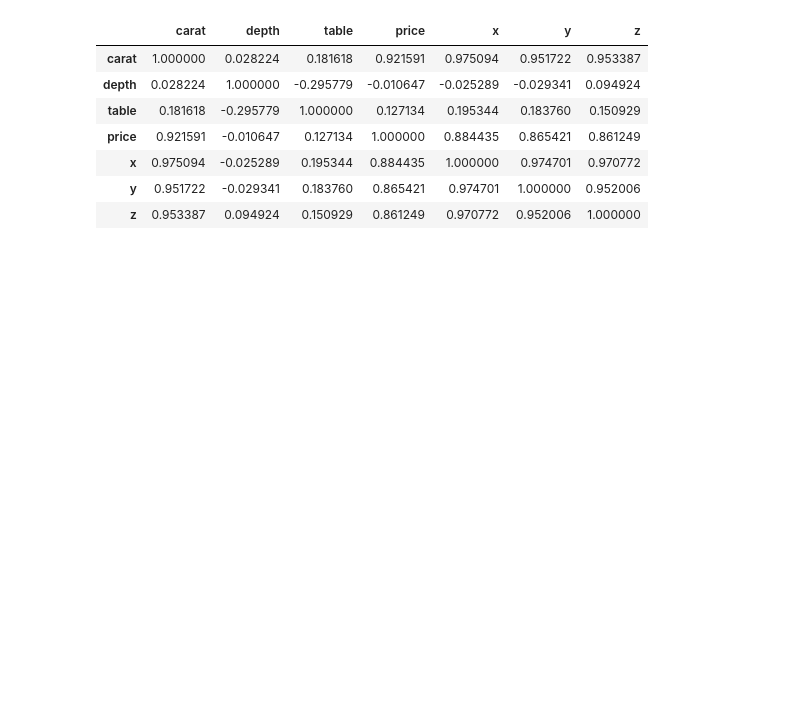
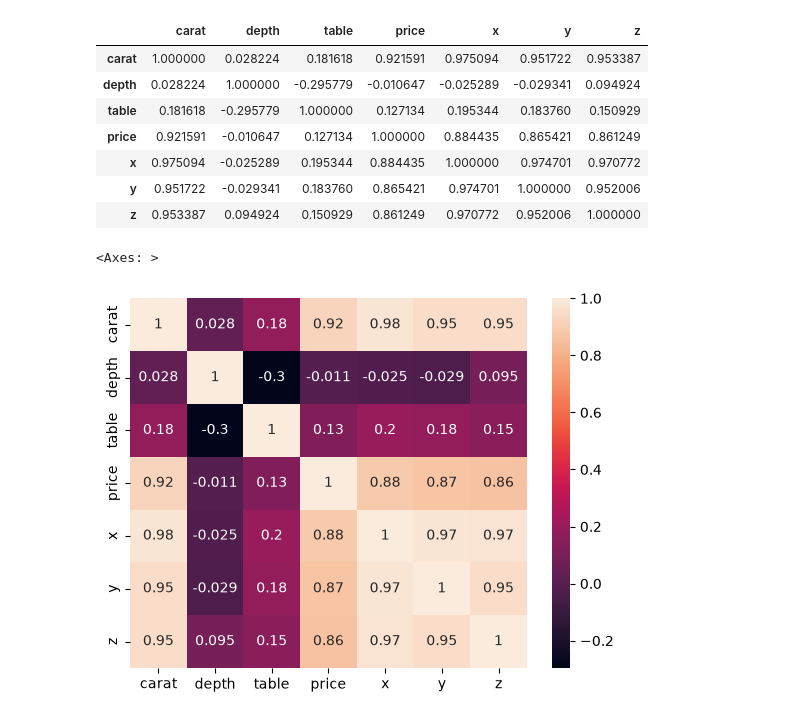
Before and after one commit to rohitdhamke/ml, a Jupyter notebook: linear-regression/linear-reg-diamond.ipynb, the cells around one changed output. Saved outputs shown, nothing was run; the diff lists cells and outputs as text; code cells hidden in the pictures; blank space fills up the shorter version.

```diff
--- a/linear-regression/linear-reg-diamond.ipynb
+++ b/linear-regression/linear-reg-diamond.ipynb
@@ -86,3 +98,8 @@ corelation
 | x | 0.975094 | -0.025289 | 0.195344 | 0.884435 | 1.000000 | 0.974701 | 0.970772 |
 | y | 0.951722 | -0.029341 | 0.183760 | 0.865421 | 0.974701 | 1.000000 | 0.952006 |
 | z | 0.953387 | 0.094924 | 0.150929 | 0.861249 | 0.970772 | 0.952006 | 1.000000 |
+# %%
+sns.heatmap(corelation, annot=True)
+# %% [output]
+<Axes: >
+[figure, added]
```
Also changed, not shown: parts of 1 cell of this notebook.
